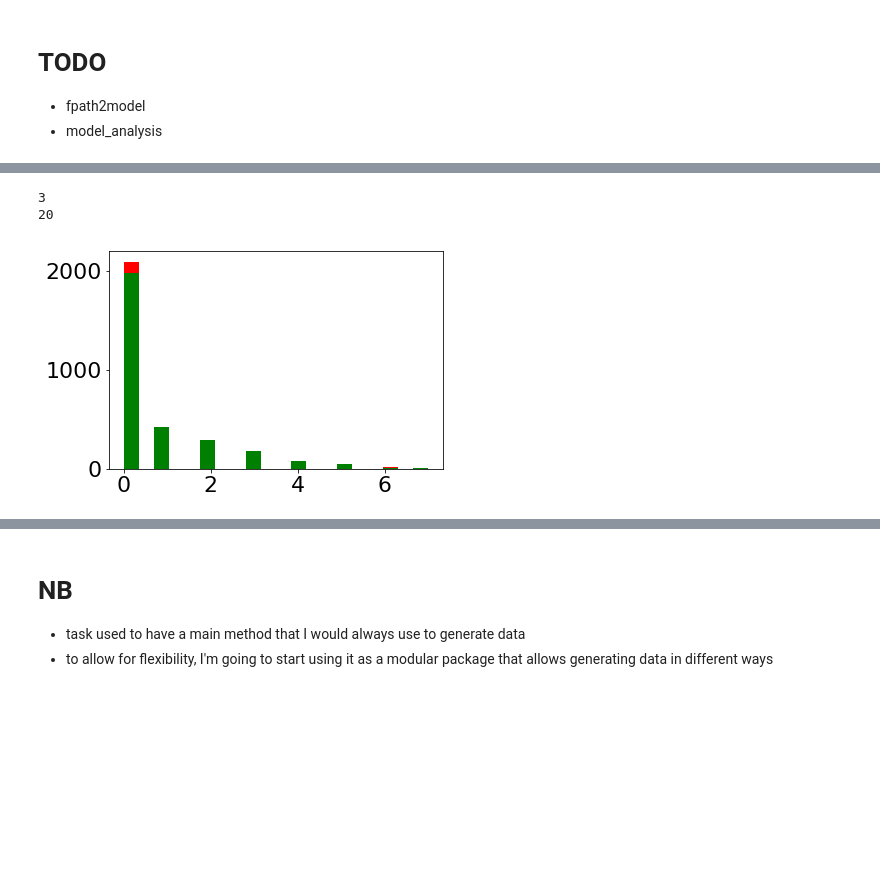
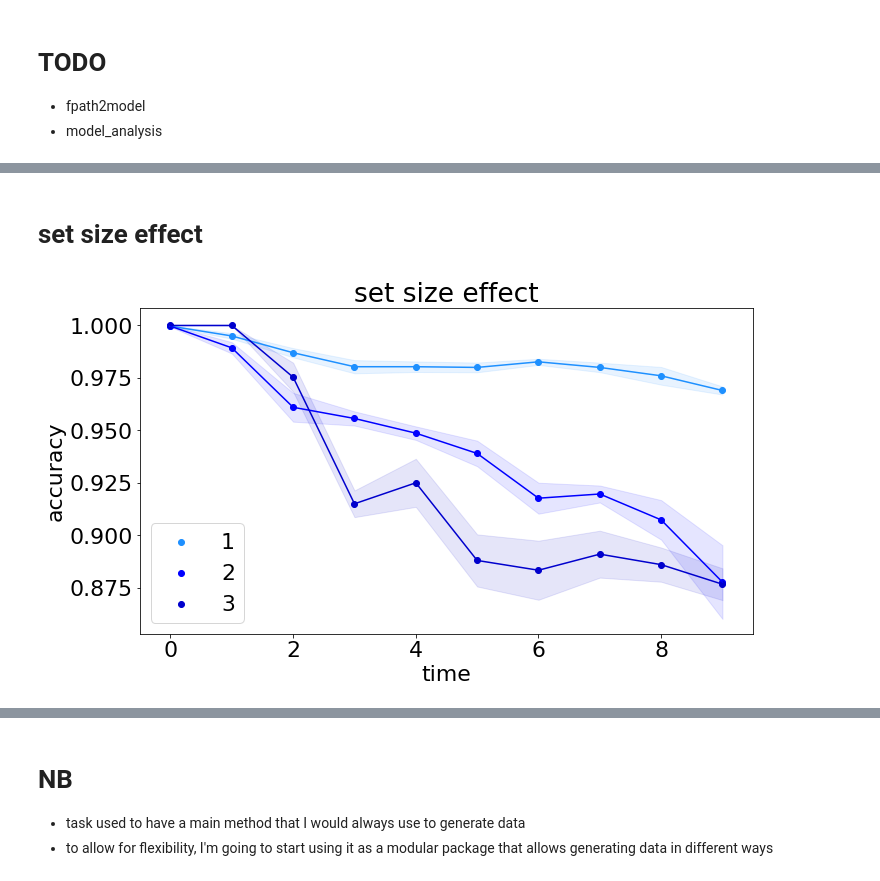
Before and after one commit to andrebeu/nback, a Jupyter notebook: nback pureEM.ipynb, the cells around one changed output, grey strips where cells are left out. Cells and saved outputs as stored; diff of their text form; code cells hidden in the pictures; blank space fills up the shorter version.

```diff
--- a/nback pureEM.ipynb
+++ b/nback pureEM.ipynb
@@ -80,9 +27,0 @@ for train_ntokens in [3,10]:
-# %%
-train_ntokens = 10
-train_nback = 1
-seed = 1
-model_fpath = "model_data/pureEM-sweep2/pureEM_25-ntokens_%s-nback_%s-seed_%s-model.pt"%(
-                  train_ntokens,train_nback,seed)
-
-net = PureEM(indim=15,stsize=25,mthresh=.98)
-net.load_state_dict(tr.load(model_fpath))
@@ -112,24 +27,0 @@ plt.hist?
-# %%
-nback = train_nback
-
-cL = ['r','g']
-aL = ['left','right']
-for idx,ntokens in enumerate([3,20]):
-  print(ntokens)
-  task = NbackTask_PureEM(nback=nback,ntokens=ntokens,cdrift=.3,cdim=5,sedim=10)
-  nitr = 3000
-  R = -np.ones(nitr)
-  for itr in range(nitr):
-    # load EM
-    context,stim,yhat=task.gen_ep_data(10)
-    y = net.forward(context,stim)
-    # count num retrievals on last trials
-    context,stim,yhat=task.gen_ep_data(10)
-    query = tr.cat([context[-1],stim[-1]],dim=-1)
-    num_retrievals = len(net.retrieve(query))
-    R[itr] = num_retrievals
-  plt.hist(R,color=cL[idx],bins=20)
-# %% [output]
-3
-20
-[figure, removed]
@@ -135,0 +56,35 @@ for idx,ntokens in enumerate([3,20]):
+# %% [markdown]
+# set size effect
+# %%
+def eval_netL(netL,task,mthresh=.95):
+  gen_rand_trials = lambda: task.gen_ep_data(seqlen)
+  eval_acc = np.ones((len(netL),seqlen))
+  for idx,net in enumerate(netL):
+    net.mthresh=mthresh
+    eval_score = run_model(net,500,gen_rand_trials,training=False,verb=False)
+    eval_acc[idx] = eval_score.mean(0)
+  return eval_acc
+# %%
+plt.figure(figsize=(11,6))
+ax = plt.gca()
+
+ntokens = 10
+
+cL = ['dodgerblue','blue','mediumblue']
+
+for nback in [1,2,3]:
+  task = NbackTask_PureEM(nback=nback,ntokens=ntokens,cdrift=.5,cdim=5,sedim=10)
+  netL = load_group(nback=nback,ntokens=ntokens,seed='*')
+  acc = eval_netL(netL,task)
+  M = acc.mean(0)
+  S = acc.std(0)/np.sqrt(len(acc))
+  ax.plot(M,color=cL[nback-1])
+  ax.scatter(range(len(M)),M,label=nback,color=cL[nback-1])
+  ax.fill_between(range(len(M)),M-S,M+S,alpha=.1,color=cL[nback-1])
+plt.legend()
+ax.set_xlabel('time')
+ax.set_ylabel('accuracy')
+ax.set_title('set size effect')
+plt.savefig('figures/setsize_line')
+# %% [output]
+[figure, added]
```
Also changed, not shown: parts of 44 cells of this notebook, 18 other files.
